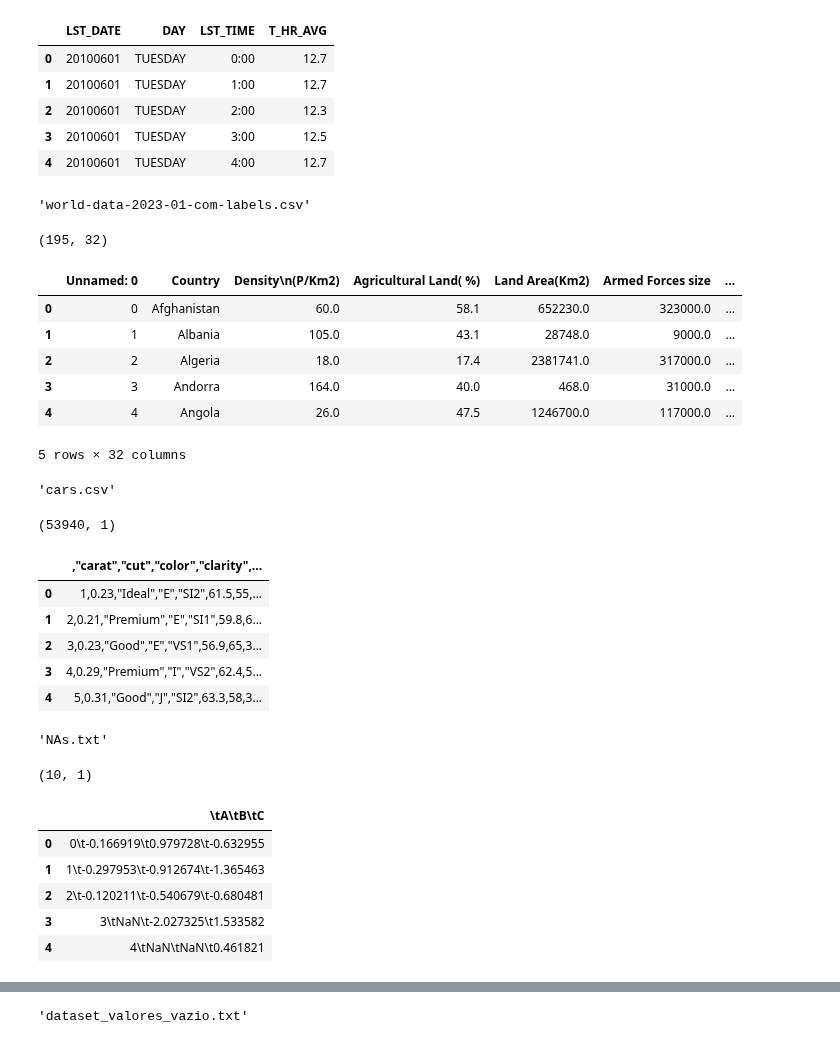
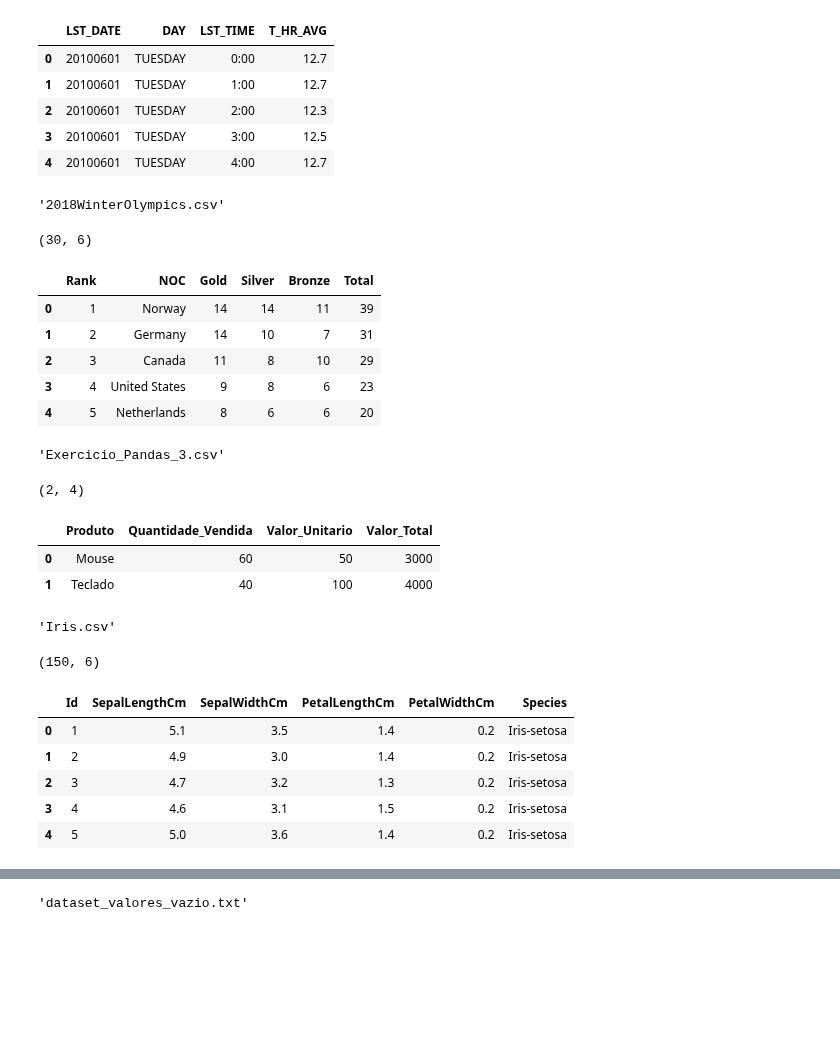
Before and after one commit to pveinberg/Curso_DataScience_Minsait, a Jupyter notebook: Notebooks/Aula01/pandas_01.ipynb, the cells around one changed output, grey strips where cells are left out. Cells and saved outputs as stored; diff of their text form; code cells hidden in the pictures; blank space fills up the shorter version.

```diff
--- a/Notebooks/Aula01/pandas_01.ipynb
+++ b/Notebooks/Aula01/pandas_01.ipynb
@@ -122,41 +121,39 @@ for arquivo in arquivos:
 | 3 | 20100601 | TUESDAY | 3:00 | 12.5 |
 | 4 | 20100601 | TUESDAY | 4:00 | 12.7 |
 # %%
-# Olympics
-olympics = pd.read_csv(f'{base}/{arquivos[6]}')
-display(arquivos[6], olympics.shape, olympics.head())
+# Olympics - 2018WinterOlympics.csv
+olympics = pd.read_csv(f'{base}/{arquivos[10]}')
+display(arquivos[10], olympics.shape, olympics.head())
 # %% [output]
-'world-data-2023-01-com-labels.csv'
+'2018WinterOlympics.csv'
-(195, 32)
+(30, 6)
-|  | Unnamed: 0 | Country | Density\n(P/Km2) | Agricultural Land( %) | Land Area(Km2) | Armed Forces size | ... |
-| 0 | 0 | Afghanistan | 60.0 | 58.1 | 652230.0 | 323000.0 | ... |
-| 1 | 1 | Albania | 105.0 | 43.1 | 28748.0 | 9000.0 | ... |
-| 2 | 2 | Algeria | 18.0 | 17.4 | 2381741.0 | 317000.0 | ... |
-| 3 | 3 | Andorra | 164.0 | 40.0 | 468.0 | 31000.0 | ... |
-| 4 | 4 | Angola | 26.0 | 47.5 | 1246700.0 | 117000.0 | ... |
+|  | Rank | NOC | Gold | Silver | Bronze | Total |
+| 0 | 1 | Norway | 14 | 14 | 11 | 39 |
+| 1 | 2 | Germany | 14 | 10 | 7 | 31 |
+| 2 | 3 | Canada | 11 | 8 | 10 | 29 |
+| 3 | 4 | United States | 9 | 8 | 6 | 23 |
+| 4 | 5 | Netherlands | 8 | 6 | 6 | 20 |
-5 rows × 32 columns
 # %%
-produtos_01 = pd.read_csv(f'{base}/{arquivos[7]}', sep='\t')
-display(arquivo, produtos_01.shape, produtos_01.head())
+# Exercicio_Pandas_3.csv
+produtos_01 = pd.read_csv(f'{base}/{arquivos[11]}', sep='\t')
+display(arquivos[11], produtos_01.shape, produtos_01.head())
 # %% [output]
-'cars.csv'
+'Exercicio_Pandas_3.csv'
-(53940, 1)
+(2, 4)
-|  | ,"carat","cut","color","clarity",... |
-| 0 | 1,0.23,"Ideal","E","SI2",61.5,55,... |
-| 1 | 2,0.21,"Premium","E","SI1",59.8,6... |
-| 2 | 3,0.23,"Good","E","VS1",56.9,65,3... |
-| 3 | 4,0.29,"Premium","I","VS2",62.4,5... |
-| 4 | 5,0.31,"Good","J","SI2",63.3,58,3... |
+|  | Produto | Quantidade_Vendida | Valor_Unitario | Valor_Total |
+| 0 | Mouse | 60 | 50 | 3000 |
+| 1 | Teclado | 40 | 100 | 4000 |
 # %%
-iris = pd.read_csv(f'{base}/{arquivos[8]}')
-display(arquivos[8], iris.shape, iris.head())
+
+iris = pd.read_csv(f'{base}/{arquivos[12]}')
+display(arquivos[12], iris.shape, iris.head())
 # %% [output]
-'NAs.txt'
+'Iris.csv'
-(10, 1)
+(150, 6)
-|  | \tA\tB\tC |
-| 0 | 0\t-0.166919\t0.979728\t-0.632955 |
-| 1 | 1\t-0.297953\t-0.912674\t-1.365463 |
-| 2 | 2\t-0.120211\t-0.540679\t-0.680481 |
-| 3 | 3\tNaN\t-2.027325\t1.533582 |
-| 4 | 4\tNaN\tNaN\t0.461821 |
+|  | Id | SepalLengthCm | SepalWidthCm | PetalLengthCm | PetalWidthCm | Species |
+| 0 | 1 | 5.1 | 3.5 | 1.4 | 0.2 | Iris-setosa |
+| 1 | 2 | 4.9 | 3.0 | 1.4 | 0.2 | Iris-setosa |
+| 2 | 3 | 4.7 | 3.2 | 1.3 | 0.2 | Iris-setosa |
+| 3 | 4 | 4.6 | 3.1 | 1.5 | 0.2 | Iris-setosa |
+| 4 | 5 | 5.0 | 3.6 | 1.4 | 0.2 | Iris-setosa |
 # %%
```
Also changed, not shown: parts of 15 cells of this notebook.
